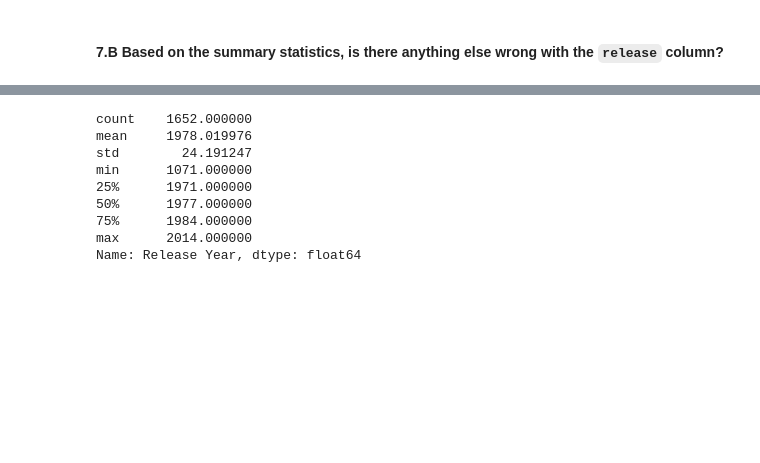
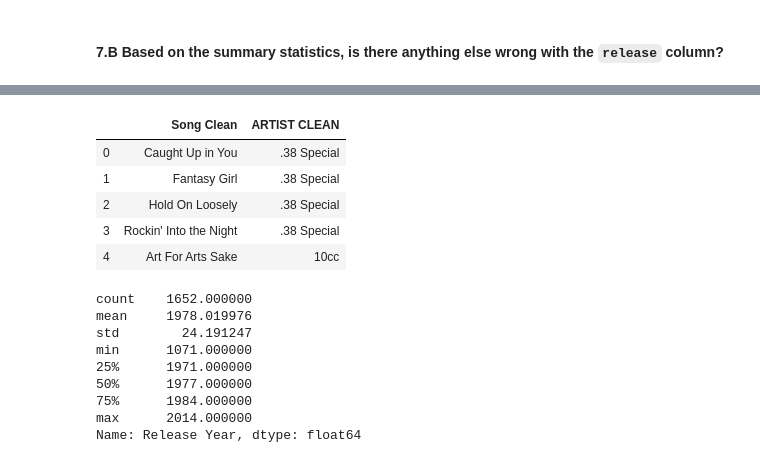
Before and after one commit to jfkoehler/Data-and-Design, a Jupyter notebook: week_2/pandas-cleaning-apply.ipynb, the cells around one changed output, grey strips where cells are left out. Saved outputs shown, nothing was run; the diff lists cells and outputs as text; code cells hidden in the pictures; blank space fills up the shorter version.

```diff
--- a/week_2/pandas-cleaning-apply.ipynb
+++ b/week_2/pandas-cleaning-apply.ipynb
@@ -147,3 +288,12 @@ rock.loc[rock['Release Year'] == 'SONGFACTS.COM']
+# %%
+rock.iloc[:5, [0, 1]]
+# %% [output]
+|  | Song Clean | ARTIST CLEAN |
+| 0 | Caught Up in You | .38 Special |
+| 1 | Fantasy Girl | .38 Special |
+| 2 | Hold On Loosely | .38 Special |
+| 3 | Rockin' Into the Night | .38 Special |
+| 4 | Art For Arts Sake | 10cc |
 # %%
 rock['Release Year'].describe()
 # %% [output]
```
Also changed, not shown: parts of 16 cells of this notebook, 2 other files.
